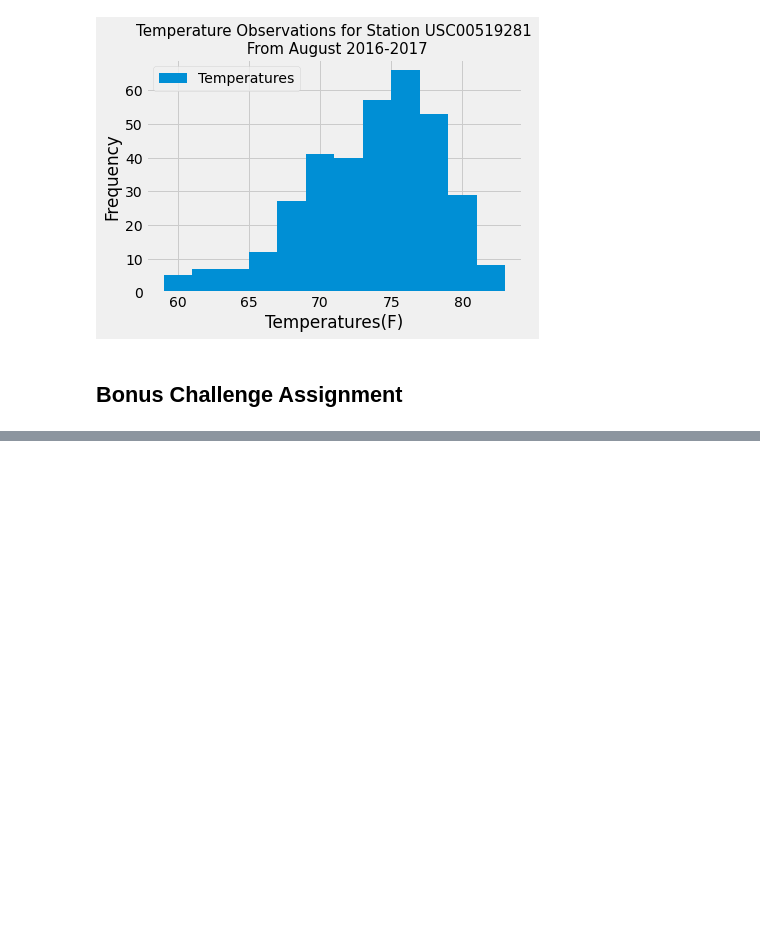
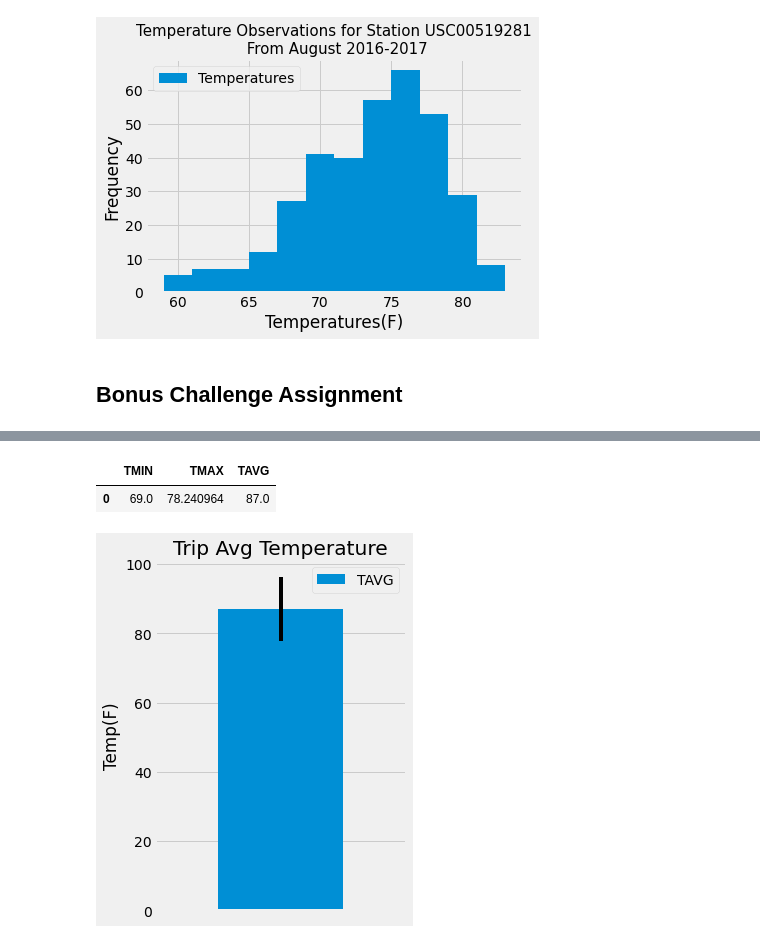
Before and after one commit to aspivak5/sqlalchemy-challenge, a Jupyter notebook: climate_starter.ipynb, the cells around one changed output, grey strips where cells are left out. Saved outputs shown, nothing was run; the diff lists cells and outputs as text; code cells hidden in the pictures; blank space fills up the shorter version.

```diff
--- a/climate_starter.ipynb
+++ b/climate_starter.ipynb
@@ -272,11 +274,24 @@ print(calc_temps('2012-02-28', '2012-03-05'))
 # %%
 # Use your previous function `calc_temps` to calculate the tmin, tavg, and tmax
 # for your trip using the previous year's data for those same dates.
+trip = calc_temps("2017-07-03","2017-07-15")
+trip
+trip_df = pd.DataFrame(trip, columns=["TMIN","TMAX","TAVG"])
+trip_df
+# %% [output]
+|  | TMIN | TMAX | TAVG |
+| 0 | 69.0 | 78.240964 | 87.0 |
 # %%
 # Plot the results from your previous query as a bar chart.
 # Use "Trip Avg Temp" as your Title
 # Use the average temperature for the y value
 # Use the peak-to-peak (tmax-tmin) value as the y error bar (yerr)
+trip_df.plot.bar(y="TAVG",title= "Trip Avg Temperature", yerr= (trip_df["TMAX"]- trip_df["TMIN"]),figsize=(4,6))
+plt.ylabel("Temp(F)")
+plt.xticks([])
+plt.show()
+# %% [output]
+[figure, added]
 # %%
 # Calculate the total amount of rainfall per weather station for your trip dates using the previous year's matching dates.
 # Sort this in descending order by precipitation amount and list the station, name, latitude, longitude, and elevation
```
Also changed, not shown: parts of 3 cells of this notebook.
